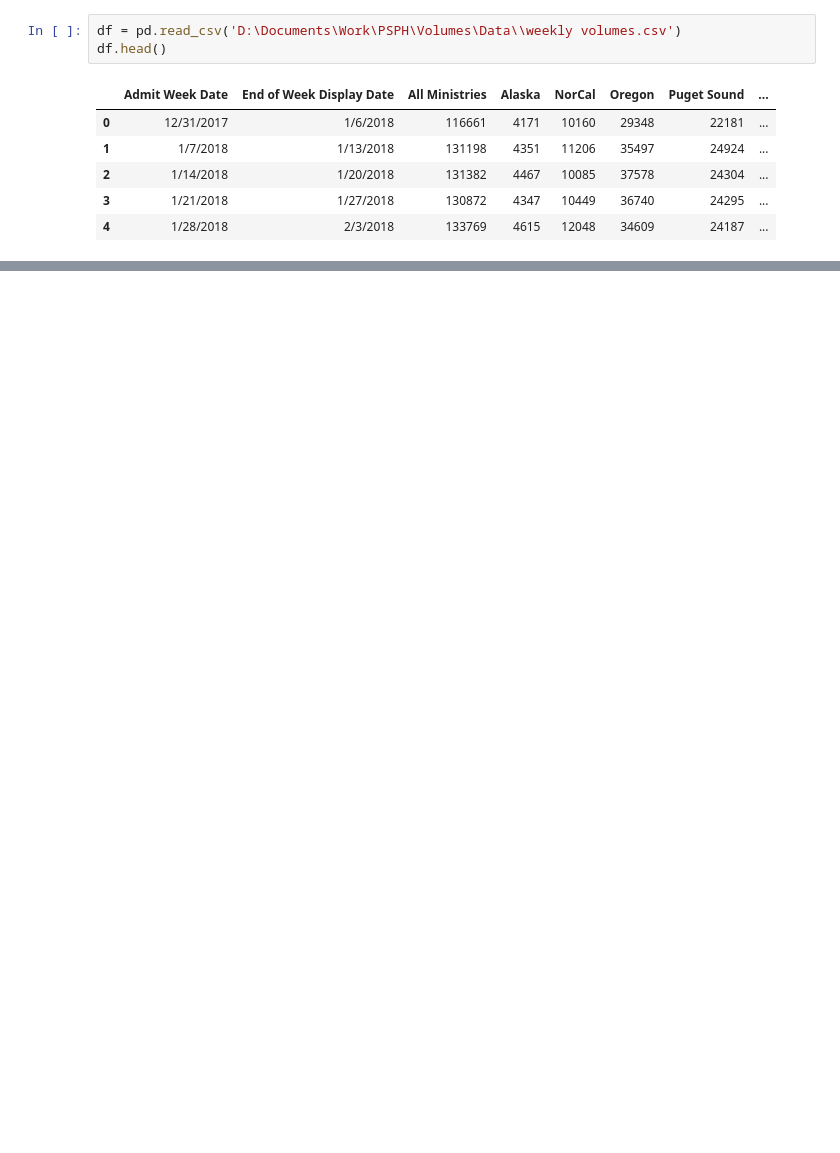
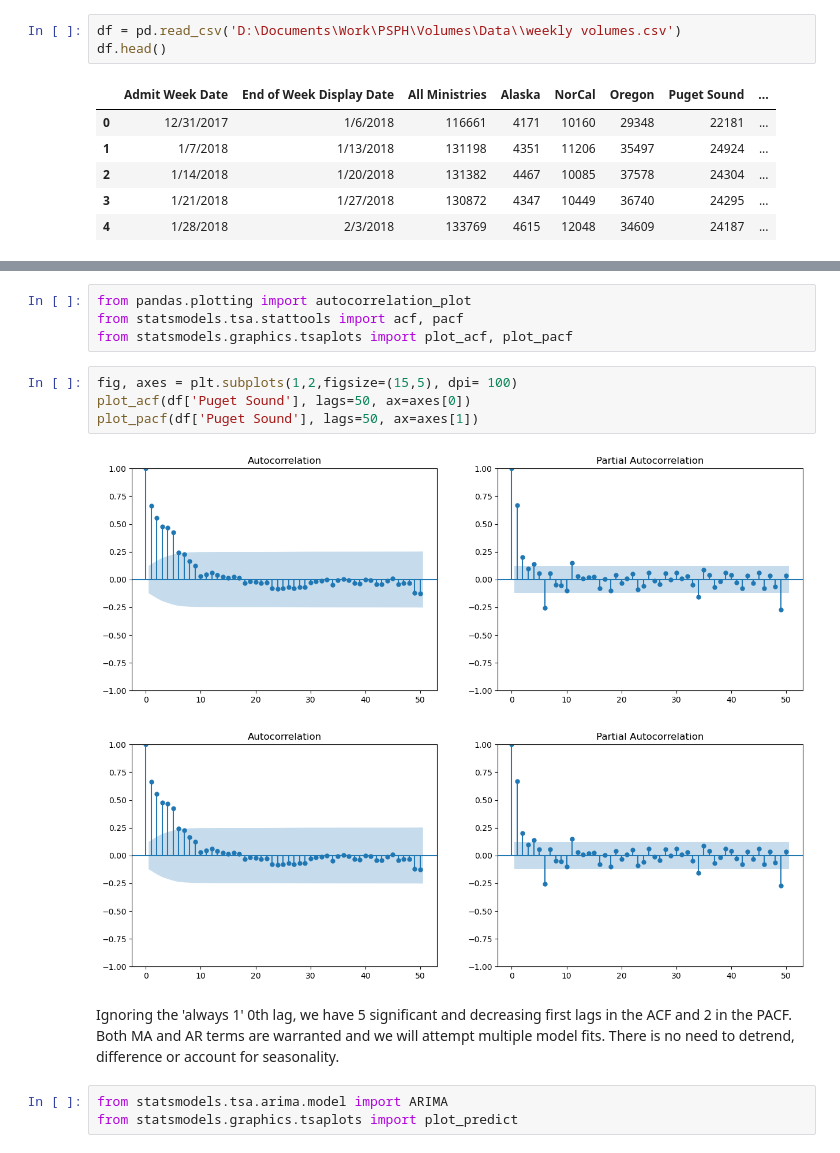
Before and after one commit to npeckover/Volumes, a Jupyter notebook: vols.ipynb, the cells around one changed output, grey strips where cells are left out. Saved outputs shown, nothing was run; the diff lists cells and outputs as text; blank space fills up the shorter version.

```diff
--- a/vols.ipynb
+++ b/vols.ipynb
@@ -43,0 +62,16 @@ Text(0.5, 1.0, 'Patient Volumes: \n Southwest')
+# %%
+from pandas.plotting import autocorrelation_plot
+from statsmodels.tsa.stattools import acf, pacf
+from statsmodels.graphics.tsaplots import plot_acf, plot_pacf
+# %%
+fig, axes = plt.subplots(1,2,figsize=(15,5), dpi= 100)
+plot_acf(df['Puget Sound'], lags=50, ax=axes[0])
+plot_pacf(df['Puget Sound'], lags=50, ax=axes[1])
+# %% [output]
+[figure, added]
+[figure, added]
+# %% [markdown]
+Ignoring the 'always 1' 0th lag, we have 5 significant and decreasing first lags in the ACF and 2 in the PACF. Both MA and AR terms are warranted and we will attempt multiple model fits. There is no need to detrend, difference or account for seasonality.
+# %%
+from statsmodels.tsa.arima.model import ARIMA
+from statsmodels.graphics.tsaplots import plot_predict
```
Also changed, not shown: parts of 16 cells of this notebook.
